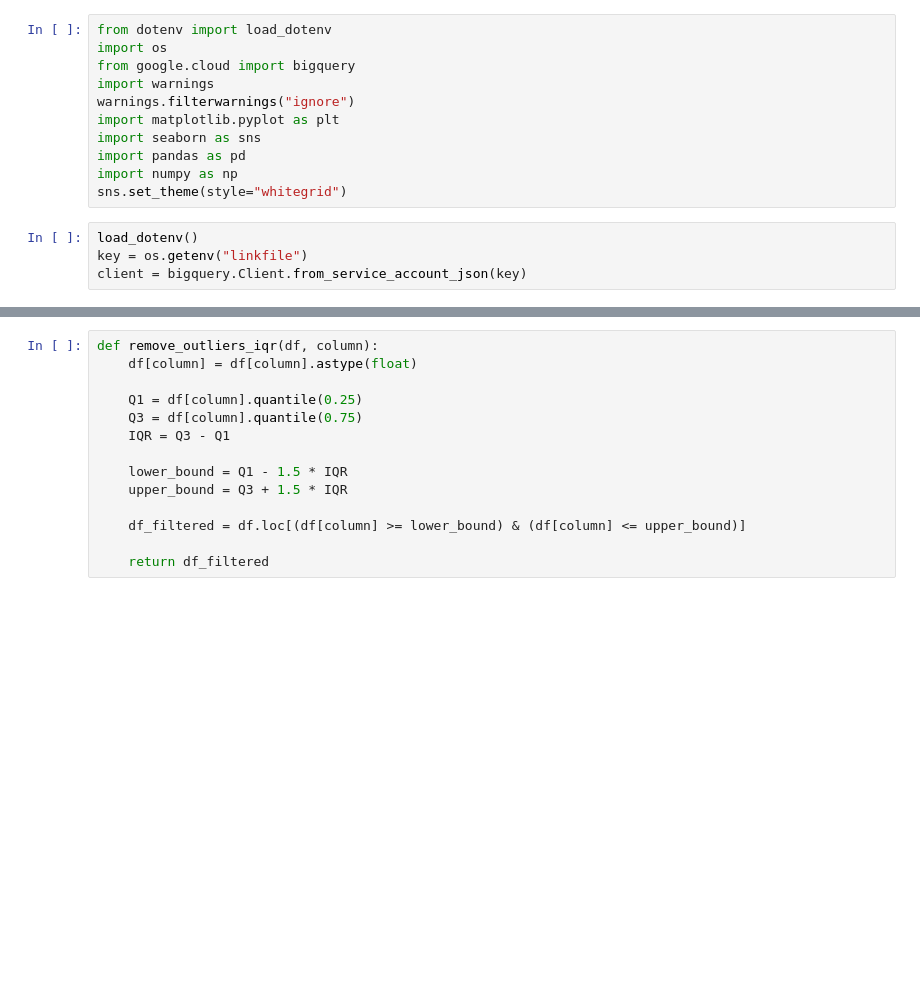
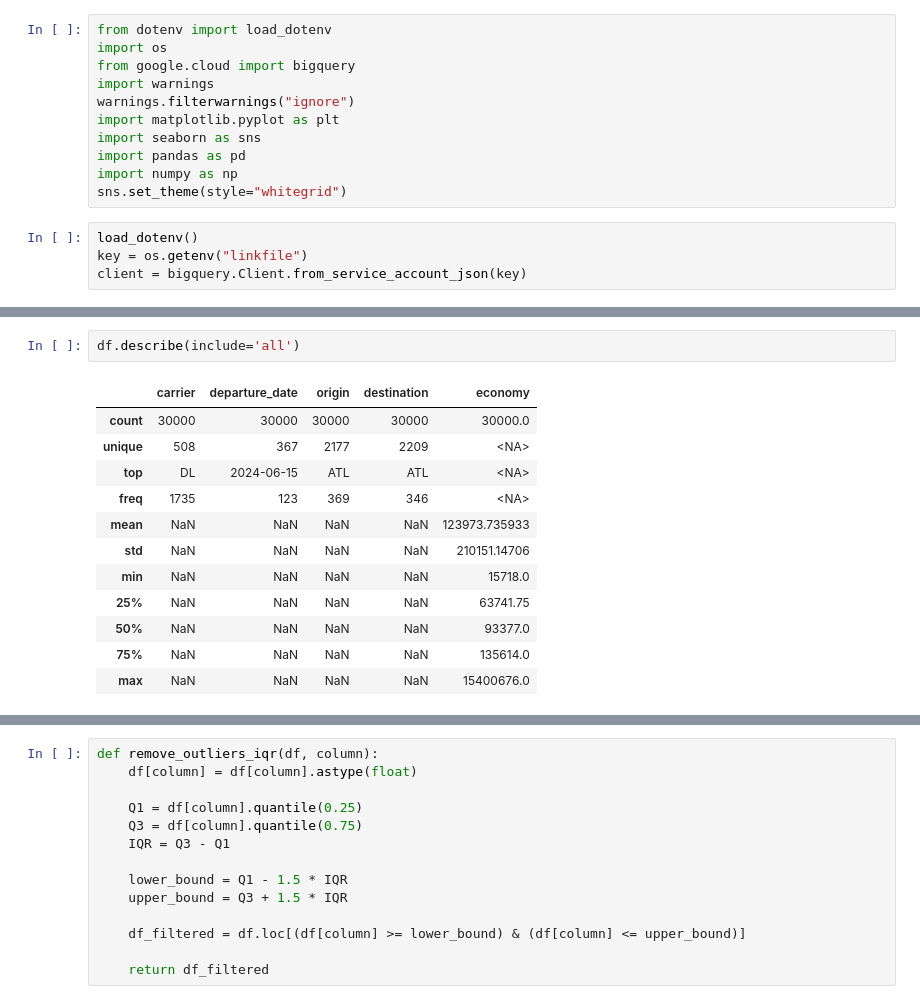
Before and after one commit to nmkhan9/dll, a Jupyter notebook: clean_data.ipynb, the cells around one changed output, grey strips where cells are left out. Cells and saved outputs as stored; diff of their text form; blank space fills up the shorter version.

```diff
--- a/clean_data.ipynb
+++ b/clean_data.ipynb
@@ -39,0 +40,15 @@ df.head()
+# %%
+df.describe(include='all')
+# %% [output]
+|  | carrier | departure_date | origin | destination | economy |
+| count | 30000 | 30000 | 30000 | 30000 | 30000.0 |
+| unique | 508 | 367 | 2177 | 2209 | <NA> |
+| top | DL | 2024-06-15 | ATL | ATL | <NA> |
+| freq | 1735 | 123 | 369 | 346 | <NA> |
+| mean | NaN | NaN | NaN | NaN | 123973.735933 |
+| std | NaN | NaN | NaN | NaN | 210151.14706 |
+| min | NaN | NaN | NaN | NaN | 15718.0 |
+| 25% | NaN | NaN | NaN | NaN | 63741.75 |
+| 50% | NaN | NaN | NaN | NaN | 93377.0 |
+| 75% | NaN | NaN | NaN | NaN | 135614.0 |
+| max | NaN | NaN | NaN | NaN | 15400676.0 |
```
Also changed, not shown: parts of 19 cells of this notebook, 4 other files.
